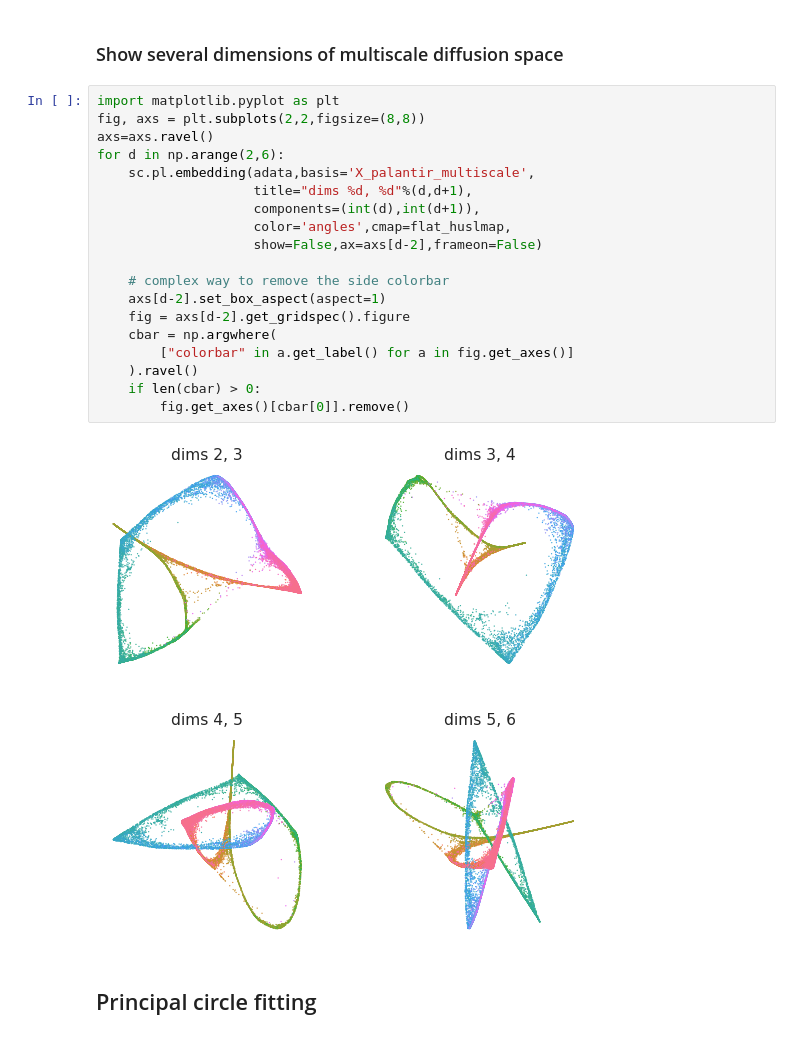
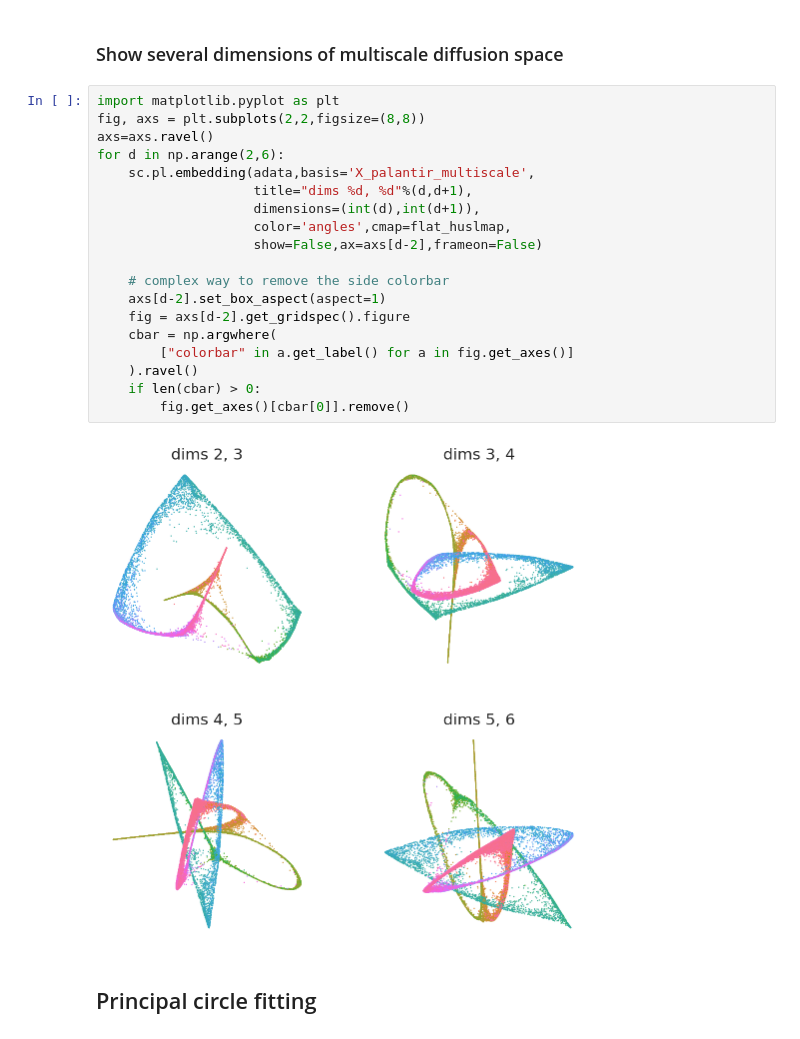
Before and after one commit to LouisFaure/scFates_notebooks, a Jupyter notebook: Beyond_scRNAseq.ipynb, the cells around one changed output. Drawn from its saved outputs; the diff is of its cells as text.

```diff
--- a/Beyond_scRNAseq.ipynb
+++ b/Beyond_scRNAseq.ipynb
@@ -90,24 +91,24 @@ sc.pl.embedding(adata,basis='X_palantir_multiscale',color='angles',cmap=flat_hus
 # %%
 import matplotlib.pyplot as plt
 fig, axs = plt.subplots(2,2,figsize=(8,8))
 axs=axs.ravel()
 for d in np.arange(2,6):
     sc.pl.embedding(adata,basis='X_palantir_multiscale',
                     title="dims %d, %d"%(d,d+1),
-                    components=(int(d),int(d+1)),
+                    dimensions=(int(d),int(d+1)),
                     color='angles',cmap=flat_huslmap,
                     show=False,ax=axs[d-2],frameon=False)
 
     # complex way to remove the side colorbar
     axs[d-2].set_box_aspect(aspect=1)
     fig = axs[d-2].get_gridspec().figure
     cbar = np.argwhere(
         ["colorbar" in a.get_label() for a in fig.get_axes()]
     ).ravel()
     if len(cbar) > 0:
         fig.get_axes()[cbar[0]].remove()
 # %% [output]
-[figure, old version]
+[figure, new version]
 # %% [markdown]
 ## Principal circle fitting
 # %%
```
Also changed, not shown: parts of 13 cells of this notebook.
